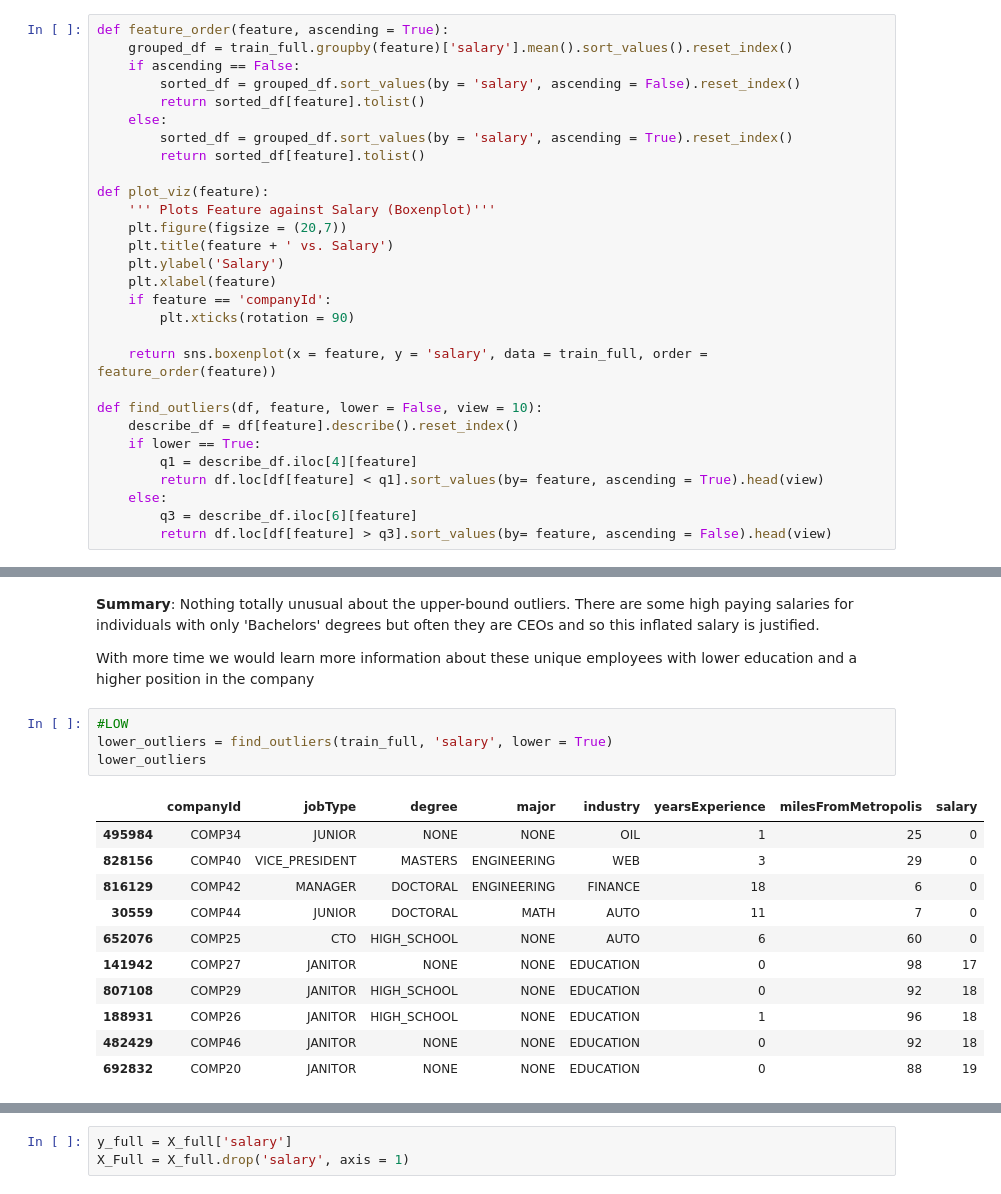
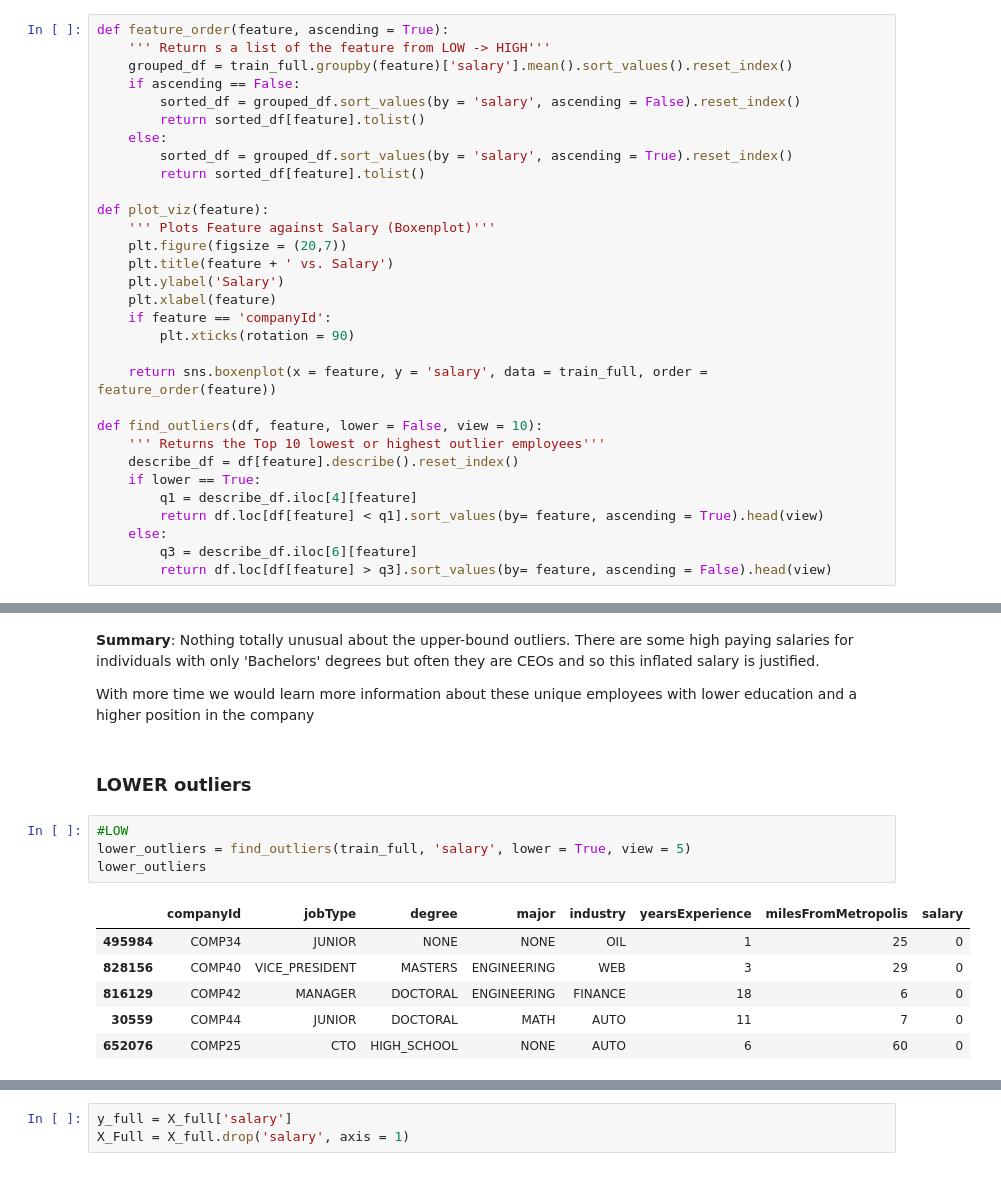
Before and after one commit to siddley1001/SalaryPrediction, a Jupyter notebook: Exploratory Data Analysis (EDA).ipynb, the cells around one changed output, grey strips where cells are left out. Saved outputs shown, nothing was run; the diff lists cells and outputs as text.

```diff
--- a/Exploratory Data Analysis (EDA).ipynb
+++ b/Exploratory Data Analysis (EDA).ipynb
@@ -15,5 +62,6 @@ train_sal = pd.read_csv("train_salaries.csv") #only jobID and Salary
 # %%
 def feature_order(feature, ascending = True):
+    ''' Return s a list of the feature from LOW -> HIGH'''
     grouped_df = train_full.groupby(feature)['salary'].mean().sort_values().reset_index()
     if ascending == False:
         sorted_df = grouped_df.sort_values(by = 'salary', ascending = False).reset_index()
@@ -34,6 +82,7 @@ def plot_viz(feature):
     return sns.boxenplot(x = feature, y = 'salary', data = train_full, order = feature_order(feature))
 
 def find_outliers(df, feature, lower = False, view = 10):
+    ''' Returns the Top 10 lowest or highest outlier employees'''
     describe_df = df[feature].describe().reset_index()
     if lower == True:
         q1 = describe_df.iloc[4][feature]
@@ -245,22 +305,19 @@ upper_outliers
 **Summary**: Nothing totally unusual about the upper-bound outliers. There are some high paying salaries for individuals with only 'Bachelors' degrees but often they are CEOs and so this inflated salary is justified.
 
 With more time we would learn more information about these unique employees with lower education and a higher position in the company
+# %% [markdown]
+### LOWER outliers<a name = "lowerout"></a>
 # %%
 #LOW
-lower_outliers = find_outliers(train_full, 'salary', lower = True)
+lower_outliers = find_outliers(train_full, 'salary', lower = True, view = 5)
 lower_outliers
 # %% [output]
 |  | companyId | jobType | degree | major | industry | yearsExperience | milesFromMetropolis | salary |
 | 495984 | COMP34 | JUNIOR | NONE | NONE | OIL | 1 | 25 | 0 |
 | 828156 | COMP40 | VICE_PRESIDENT | MASTERS | ENGINEERING | WEB | 3 | 29 | 0 |
 | 816129 | COMP42 | MANAGER | DOCTORAL | ENGINEERING | FINANCE | 18 | 6 | 0 |
 | 30559 | COMP44 | JUNIOR | DOCTORAL | MATH | AUTO | 11 | 7 | 0 |
 | 652076 | COMP25 | CTO | HIGH_SCHOOL | NONE | AUTO | 6 | 60 | 0 |
-| 141942 | COMP27 | JANITOR | NONE | NONE | EDUCATION | 0 | 98 | 17 |
-| 807108 | COMP29 | JANITOR | HIGH_SCHOOL | NONE | EDUCATION | 0 | 92 | 18 |
-| 188931 | COMP26 | JANITOR | HIGH_SCHOOL | NONE | EDUCATION | 1 | 96 | 18 |
-| 482429 | COMP46 | JANITOR | NONE | NONE | EDUCATION | 0 | 92 | 18 |
-| 692832 | COMP20 | JANITOR | NONE | NONE | EDUCATION | 0 | 88 | 19 |
 # %% [markdown]
 **Summary**: Suspicious to find salaries = 0, higher levels positions such as "Vice Presidents" and "CTOs" should earn some money.
 Similarly we assume there are no unpaid internships for Junior jobTypes. But in reality we would check with the data source or data collection team to inquire more about these outliers.
```
Also changed, not shown: parts of 52 cells of this notebook.
